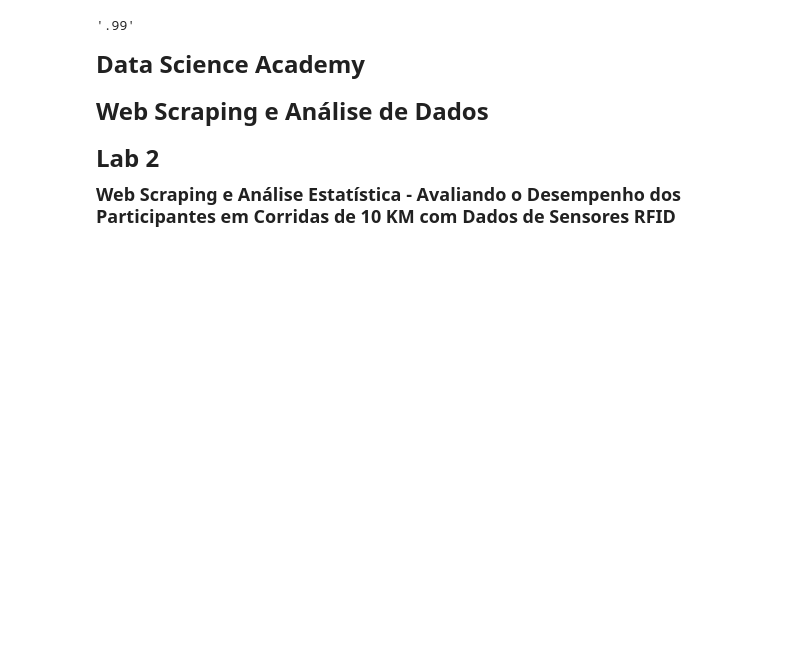
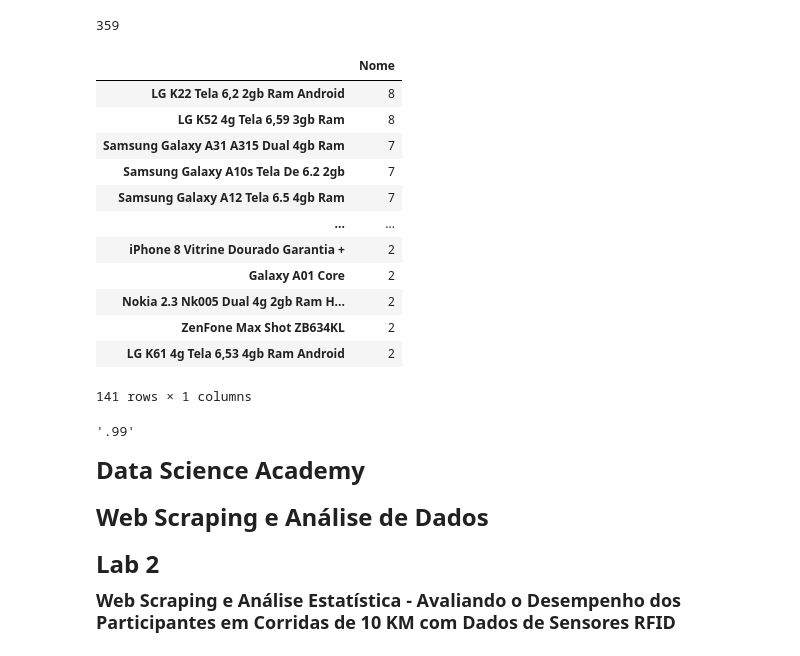
Before and after one commit to leandrofusco/Web_scraper_test, a Jupyter notebook: Web_scraper_celphone.ipynb, the cells around one changed output. Cells and saved outputs as stored; diff of their text form; code cells hidden in the pictures; blank space fills up the shorter version.

```diff
--- a/Web_scraper_celphone.ipynb
+++ b/Web_scraper_celphone.ipynb
@@ -150,3 +195,26 @@ df_cel_mercado.Dual_SIM.value_counts()
+# %%
+len(df_num_nome)
+# %% [output]
+359
+# %%
+df_num_nome = df_cel_mercado.Nome.value_counts()
+df_num_nome = pd.DataFrame(df_num_nome, columns=['Nome'])
+df_num_nome_maior_1 = df_num_nome.query('Nome >1')
+df_num_nome_maior_1
+# %% [output]
+|  | Nome |
+| LG K22 Tela 6,2 2gb Ram Android | 8 |
+| LG K52 4g Tela 6,59 3gb Ram | 8 |
+| Samsung Galaxy A31 A315 Dual 4gb Ram | 7 |
+| Samsung Galaxy A10s Tela De 6.2 2gb | 7 |
+| Samsung Galaxy A12 Tela 6.5 4gb Ram | 7 |
+| ... | ... |
+| iPhone 8 Vitrine Dourado Garantia + | 2 |
+| Galaxy A01 Core | 2 |
+| Nokia 2.3 Nk005 Dual 4g 2gb Ram H... | 2 |
+| ZenFone Max Shot ZB634KL | 2 |
+| LG K61 4g Tela 6,53 4gb Ram Android | 2 |
+141 rows × 1 columns
 # %%
 lista_1 = ['R$ 9.900']
 lista_2 = [',99']
```
Also changed, not shown: parts of 6 cells of this notebook, 1 other file.
